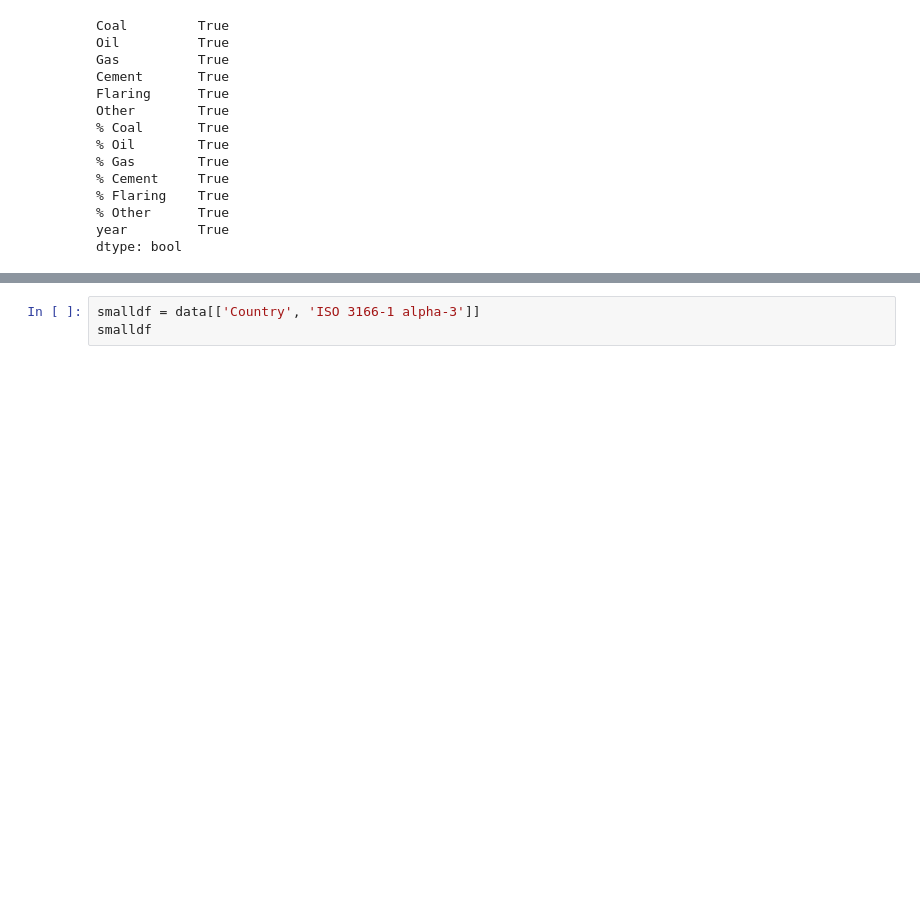
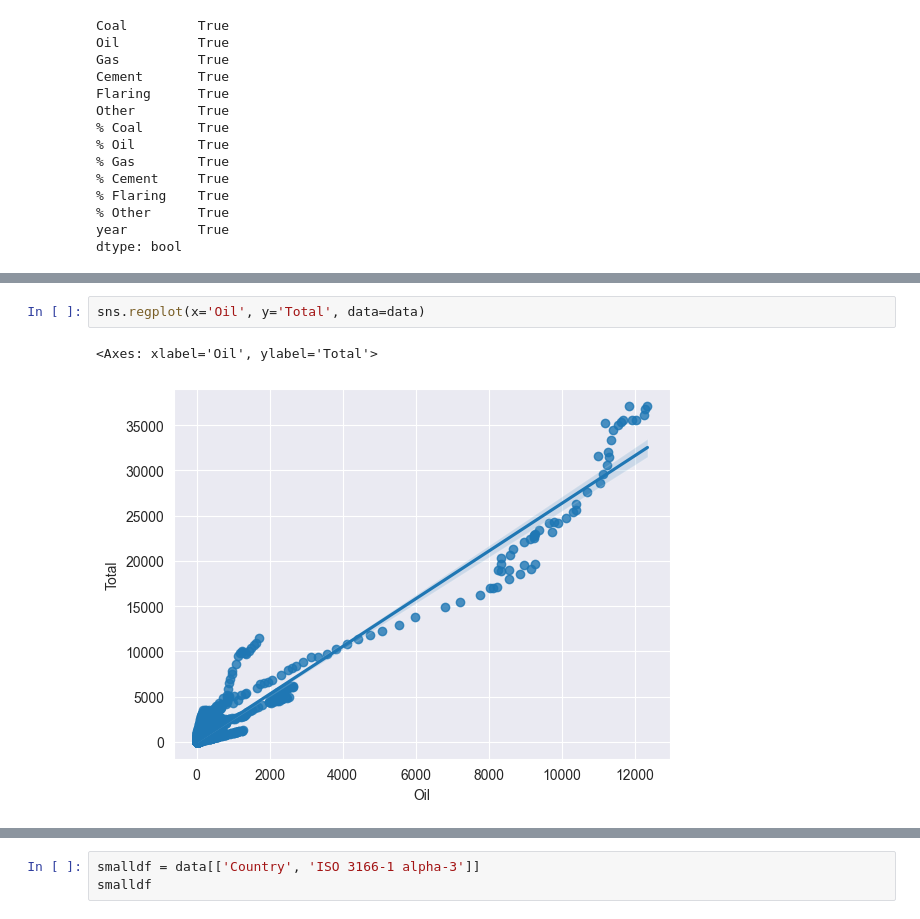
Before and after one commit to KS-coder77/carbon_emissions_eda, a Jupyter notebook: carbon_emissions_EDA.ipynb, the cells around one changed output, grey strips where cells are left out. Cells and saved outputs as stored; diff of their text form; blank space fills up the shorter version.

```diff
--- a/carbon_emissions_EDA.ipynb
+++ b/carbon_emissions_EDA.ipynb
@@ -717,0 +734,5 @@ ValueError: Found array with 0 sample(s) (shape=(0, 1)) while a minimum of 1 is
+# %%
+sns.regplot(x='Oil', y='Total', data=data)
+# %% [output]
+<Axes: xlabel='Oil', ylabel='Total'>
+[figure, added]
```
Also changed, not shown: parts of 30 cells of this notebook.
